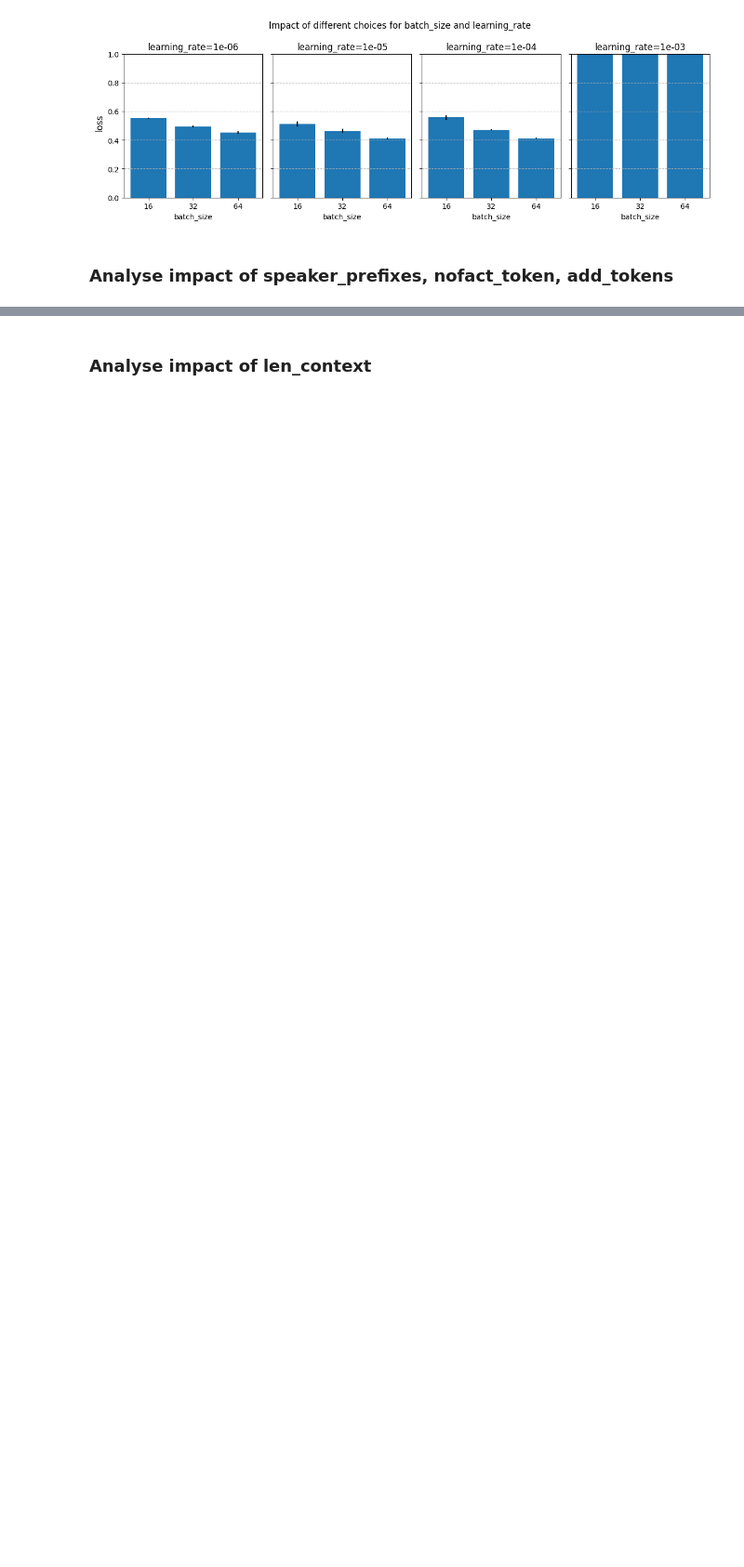
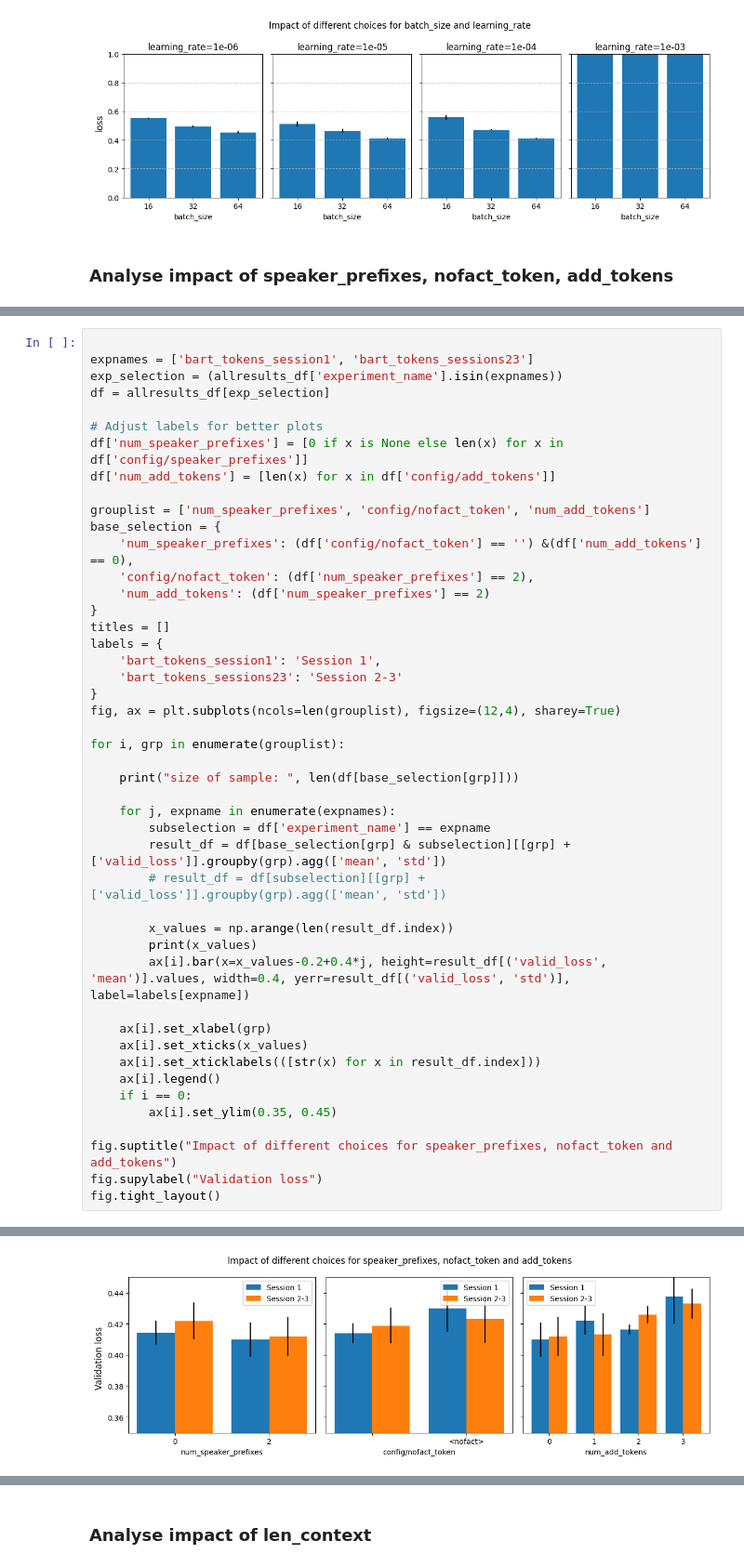
Before and after one commit to FrankVerhoef/pex, a Jupyter notebook: notebooks/analyse_ray.ipynb, the cells around one changed output, grey strips where cells are left out. Shown at 93% size. Drawn from its saved outputs; the diff is of its cells as text; blank space fills up the shorter version.

```diff
--- a/notebooks/analyse_ray.ipynb
+++ b/notebooks/analyse_ray.ipynb
@@ -273,0 +274,47 @@ See the caveats in the documentation: https://pandas.pydata.org/pandas-docs/stab
+# %%
+
+expnames = ['bart_tokens_session1', 'bart_tokens_sessions23']
+exp_selection = (allresults_df['experiment_name'].isin(expnames))
+df = allresults_df[exp_selection]
+
+# Adjust labels for better plots
+df['num_speaker_prefixes'] = [0 if x is None else len(x) for x in df['config/speaker_prefixes']]
+df['num_add_tokens'] = [len(x) for x in df['config/add_tokens']]
+
+grouplist = ['num_speaker_prefixes', 'config/nofact_token', 'num_add_tokens']
+base_selection = {
+    'num_speaker_prefixes': (df['config/nofact_token'] == '') &(df['num_add_tokens'] == 0),
+    'config/nofact_token': (df['num_speaker_prefixes'] == 2),
+    'num_add_tokens': (df['num_speaker_prefixes'] == 2)
+}
+titles = []
+labels = {
+    'bart_tokens_session1': 'Session 1',
+    'bart_tokens_sessions23': 'Session 2-3'
+}
+fig, ax = plt.subplots(ncols=len(grouplist), figsize=(12,4), sharey=True)
+
+for i, grp in enumerate(grouplist):
+
+    print("size of sample: ", len(df[base_selection[grp]]))
+
+    for j, expname in enumerate(expnames):
+        subselection = df['experiment_name'] == expname
+        result_df = df[base_selection[grp] & subselection][[grp] + ['valid_loss']].groupby(grp).agg(['mean', 'std'])
+        # result_df = df[subselection][[grp] + ['valid_loss']].groupby(grp).agg(['mean', 'std'])
+
+        x_values = np.arange(len(result_df.index))
+        print(x_values)
+        ax[i].bar(x=x_values-0.2+0.4*j, height=result_df[('valid_loss', 'mean')].values, width=0.4, yerr=result_df[('valid_loss', 'std')], label=labels[expname])
+
+    ax[i].set_xlabel(grp)
+    ax[i].set_xticks(x_values)
+    ax[i].set_xticklabels(([str(x) for x in result_df.index]))
+    ax[i].legend()
+    if i == 0:
+        ax[i].set_ylim(0.35, 0.45)
+
+fig.suptitle("Impact of different choices for speaker_prefixes, nofact_token and add_tokens")
+fig.supylabel("Validation loss")
+fig.tight_layout()
+# %% [output]
@@ -273,0 +340 @@ See the caveats in the documentation: https://pandas.pydata.org/pandas-docs/stab
+[figure, added]
```
Also changed, not shown: parts of 44 cells of this notebook, 25 other files.
